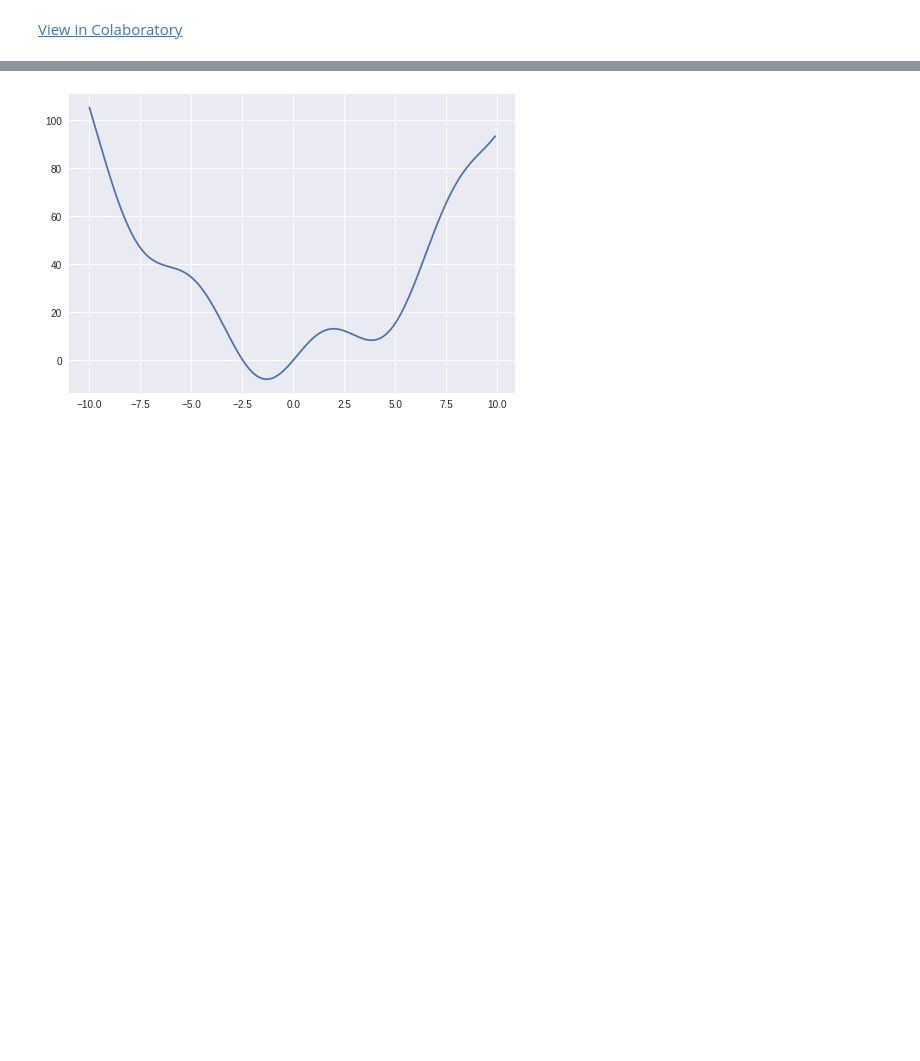
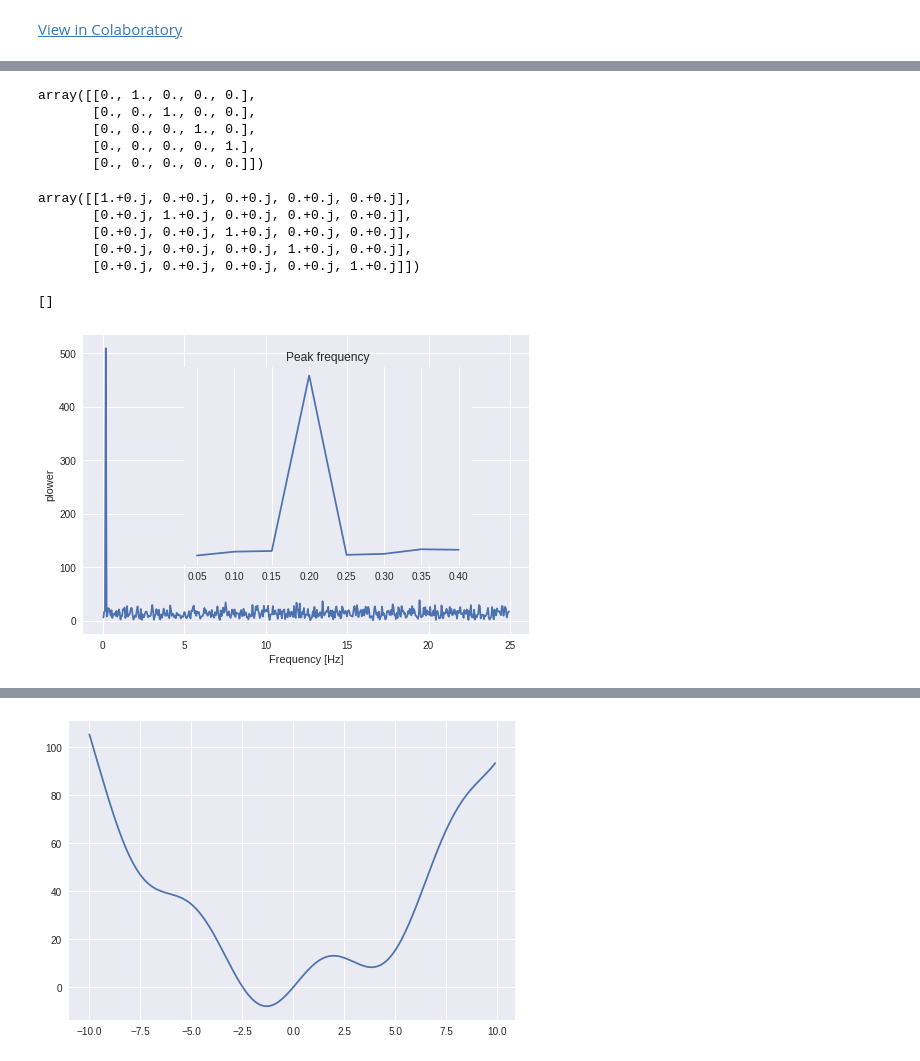
Before and after one commit to kintarou/django-starter, a Jupyter notebook: scipy_sample.ipynb, the cells around one changed output, grey strips where cells are left out. Drawn from its saved outputs; the diff is of its cells as text; code cells hidden in the pictures; blank space fills up the shorter version.

```diff
--- a/scipy_sample.ipynb
+++ b/scipy_sample.ipynb
@@ -2,0 +39,48 @@
+# %%
+np.eye(5, k=1)
+# %% [output]
+array([[0., 1., 0., 0., 0.],
+       [0., 0., 1., 0., 0.],
+       [0., 0., 0., 1., 0.],
+       [0., 0., 0., 0., 1.],
+       [0., 0., 0., 0., 0.]])
+# %%
+np.eye(5, dtype=complex)
+# %% [output]
+array([[1.+0.j, 0.+0.j, 0.+0.j, 0.+0.j, 0.+0.j],
+       [0.+0.j, 1.+0.j, 0.+0.j, 0.+0.j, 0.+0.j],
+       [0.+0.j, 0.+0.j, 1.+0.j, 0.+0.j, 0.+0.j],
+       [0.+0.j, 0.+0.j, 0.+0.j, 1.+0.j, 0.+0.j],
+       [0.+0.j, 0.+0.j, 0.+0.j, 0.+0.j, 1.+0.j]])
+# %%
+import numpy as np
+from scipy import fftpack
+import pylab as pl
+
+
+np.random.seed(1234)
+
+time_step = 0.02
+period = 5.
+
+time_vec = np.arange(0, 20, time_step)
+sig = np.sin(2 * np.pi / period * time_vec) + \
+      0.5 * np.random.randn(time_vec.size)
+
+sample_freq = fftpack.fftfreq(sig.size, d=time_step)
+sig_fft = fftpack.fft(sig)
+pidxs = np.where(sample_freq > 0)
+freqs, power = sample_freq[pidxs], np.abs(sig_fft)[pidxs]
+freq = freqs[power.argmax()]
+
+pl.figure()
+pl.plot(freqs, power)
+pl.xlabel('Frequency [Hz]')
+pl.ylabel('plower')
+axes = pl.axes([0.3, 0.3, 0.5, 0.5])
+pl.title('Peak frequency')
+pl.plot(freqs[:8], power[:8])
+pl.setp(axes, yticks=[])
+# %% [output]
+[]
+[figure, added]
```
Also changed, not shown: parts of 21 cells of this notebook.
